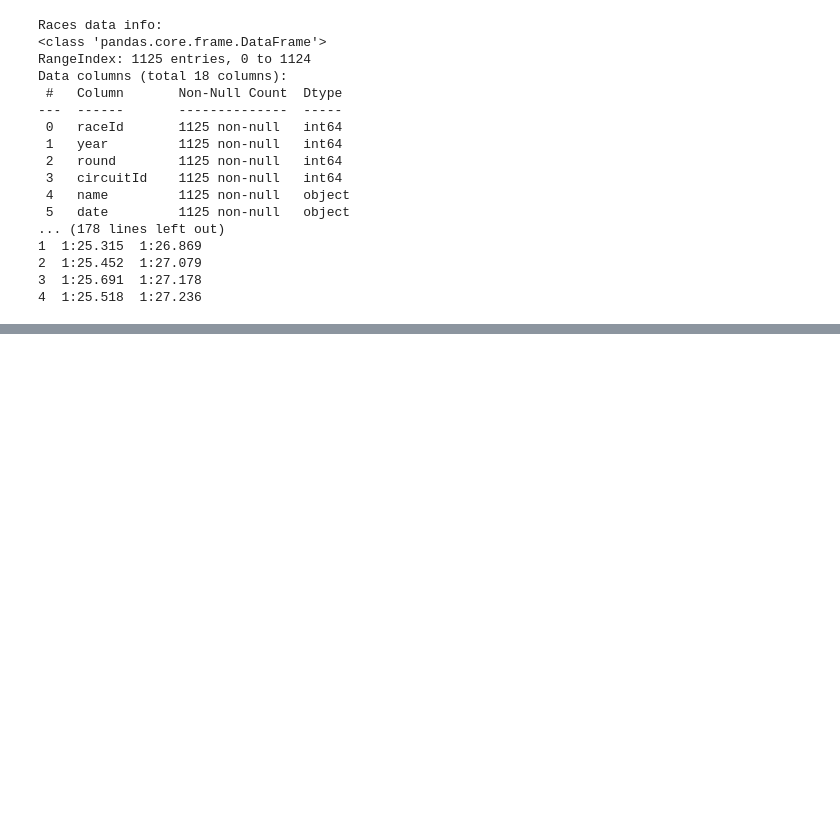
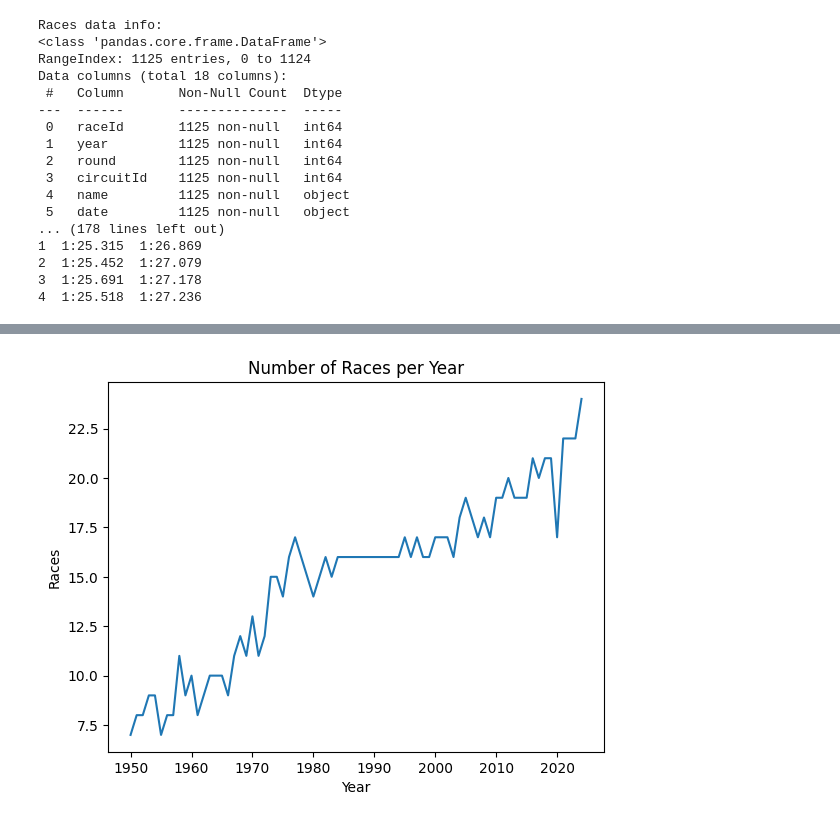
Before and after one commit to Dill-Pickle09/F1MLmodel, a Jupyter notebook: notebooks/02_EDA.ipynb, the cells around one changed output, grey strips where cells are left out. Saved outputs shown, nothing was run; the diff lists cells and outputs as text; code cells hidden in the pictures; blank space fills up the shorter version.

```diff
--- a/notebooks/02_EDA.ipynb
+++ b/notebooks/02_EDA.ipynb
@@ -72,0 +80,11 @@ IndexError: index 0 is out of bounds for axis 0 with size 0
+# %%
+#number of races per year
+
+races_per_year = df_races['year'].value_counts().sort_index()
+races_per_year.plot(kind='line')
+plt.title("Number of Races per Year")
+plt.xlabel("Year")
+plt.ylabel("Races")
+plt.show()
+# %% [output]
+[figure, added]
```
Also changed, not shown: parts of 3 cells of this notebook, 1 other file.
